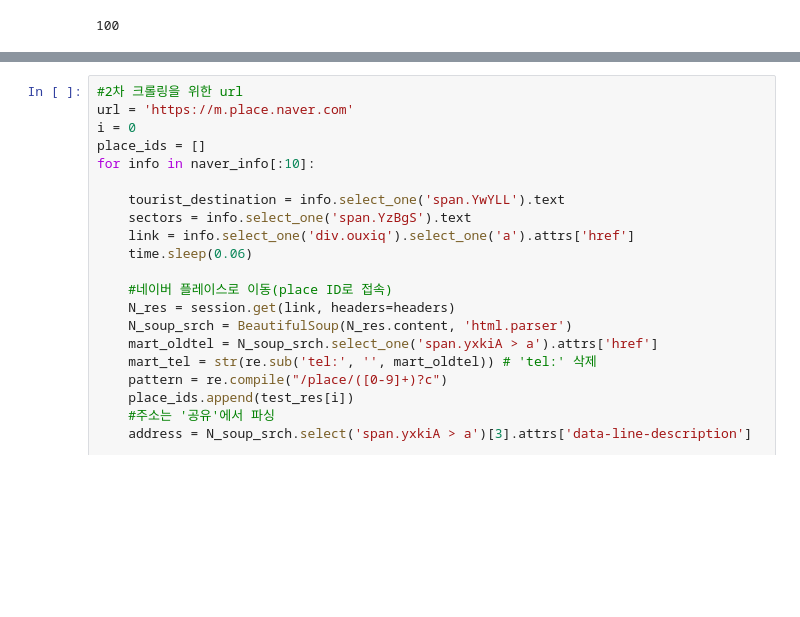
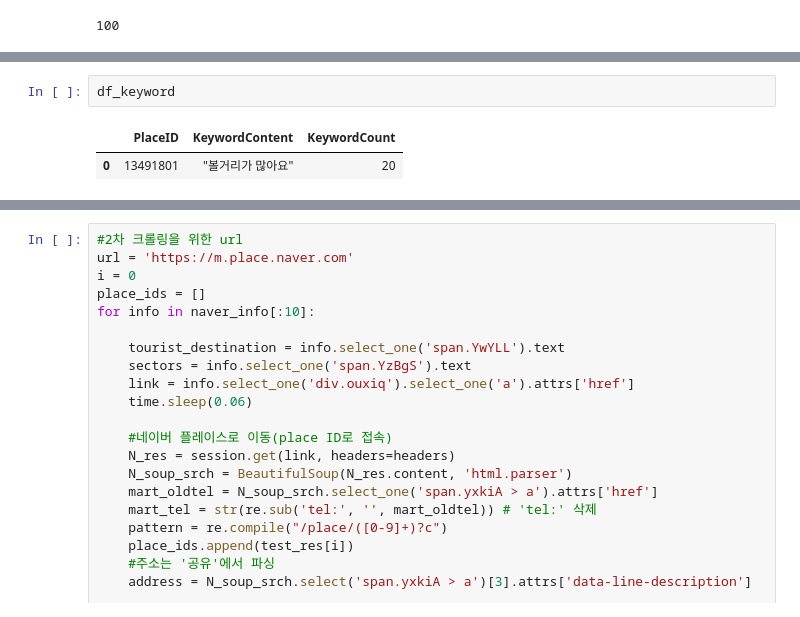
Before and after one commit to PlaydataFinal/Final_project, a Jupyter notebook: data_crawling.ipynb, the cells around one changed output, grey strips where cells are left out. Drawn from its saved outputs; the diff is of its cells as text; blank space fills up the shorter version.

```diff
--- a/data_crawling.ipynb
+++ b/data_crawling.ipynb
@@ -123,0 +257,5 @@ TypeError: 'WebElement' object is not subscriptable
+# %%
+df_keyword
+# %% [output]
+|  | PlaceID | KeywordContent | KeywordCount |
+| 0 | 13491801 | "볼거리가 많아요" | 20 |
```
Also changed, not shown: parts of 5 cells of this notebook.
